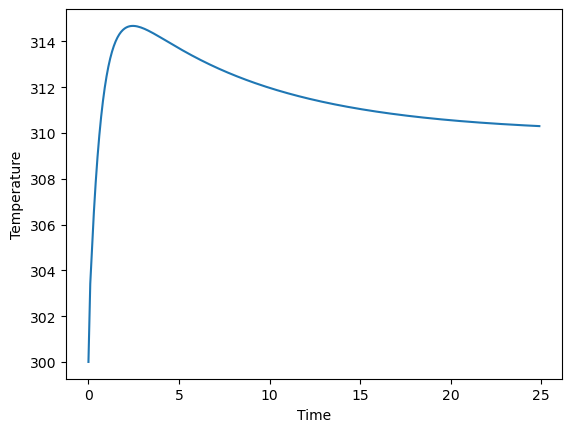
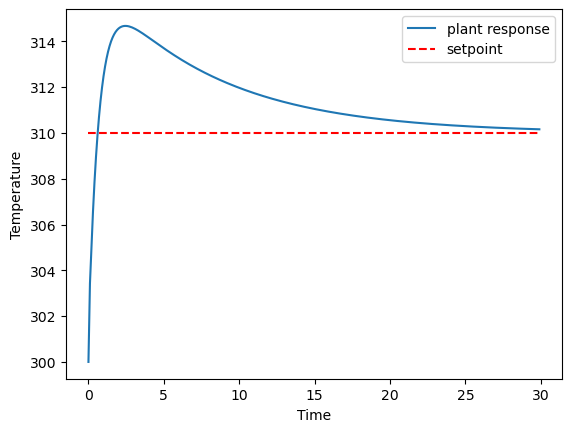
The change to this notebook cell's code, shown as a diff; its figure went from the first image to the second:
--- before
+++ after
@@ -1,4 +1,4 @@
 # number of steps
-n = 250
+n = 300
 
 time_prev = 0.0
@@ -24,5 +24,7 @@
     time_prev = time
 
-plt.plot(t_sol, y_sol)
+plt.plot(t_sol, y_sol,label='plant response')
+plt.hlines(y=[setpoint], xmin=t_sol[0], xmax=t_sol[-1], colors=['red'], linestyles='dashed',label='setpoint')
+plt.legend()
 plt.xlabel('Time')
 plt.ylabel('Temperature')

Commit: Improve python tutorial example